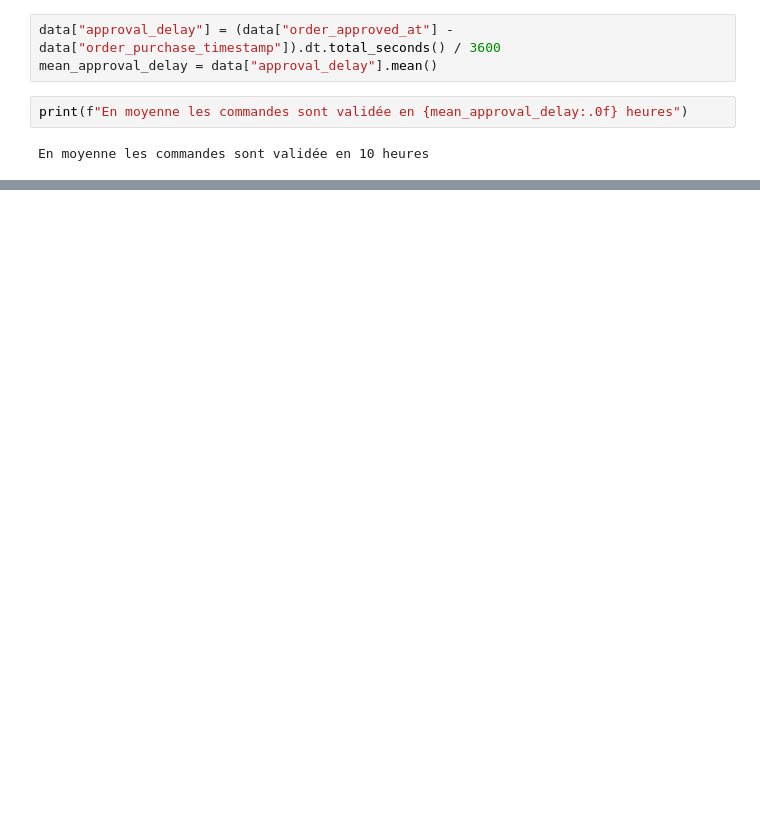
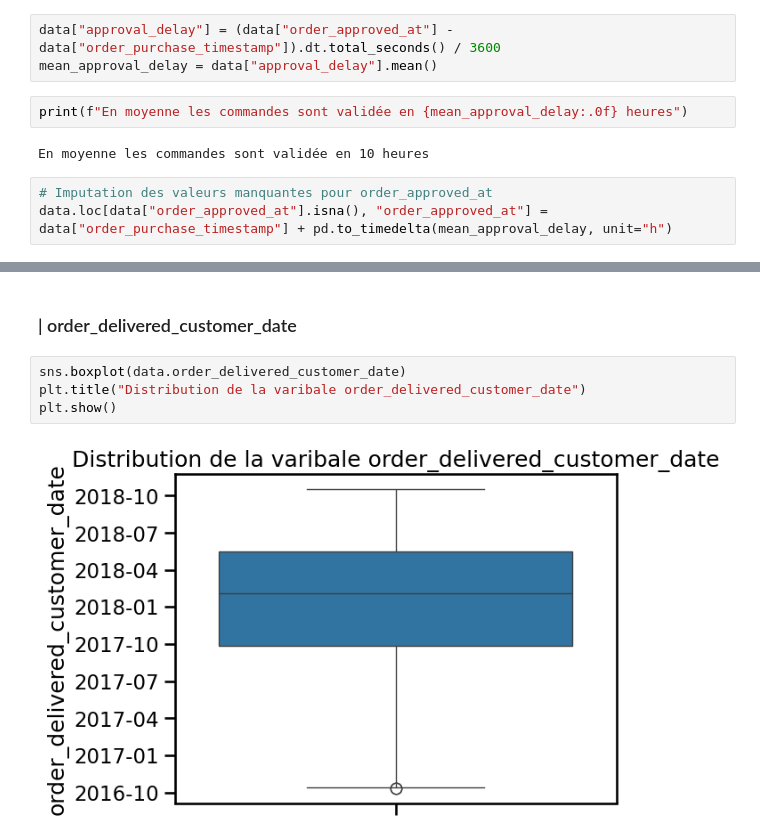
Before and after one commit to amadousysada/ecommerce-customer-segmentation, a Jupyter notebook: main.ipynb, the cells around one changed output, grey strips where cells are left out. Drawn from its saved outputs; the diff is of its cells as text; blank space fills up the shorter version.

```diff
--- a/main.ipynb
+++ b/main.ipynb
@@ -339,3 +343,6 @@ mean_approval_delay = data["approval_delay"].mean()
 print(f"En moyenne les commandes sont validée en {mean_approval_delay:.0f} heures")
 # %% [output]
 En moyenne les commandes sont validée en 10 heures
+# %%
+# Imputation des valeurs manquantes pour order_approved_at
+data.loc[data["order_approved_at"].isna(), "order_approved_at"] = data["order_purchase_timestamp"] + pd.to_timedelta(mean_approval_delay, unit="h")
@@ -341,0 +353,8 @@ En moyenne les commandes sont validée en 10 heures
+# %% [markdown]
+### | order_delivered_customer_date
+# %%
+sns.boxplot(data.order_delivered_customer_date)
+plt.title("Distribution de la varibale order_delivered_customer_date")
+plt.show()
+# %% [output]
+[figure, added]
```
Also changed, not shown: parts of 8 cells of this notebook.
